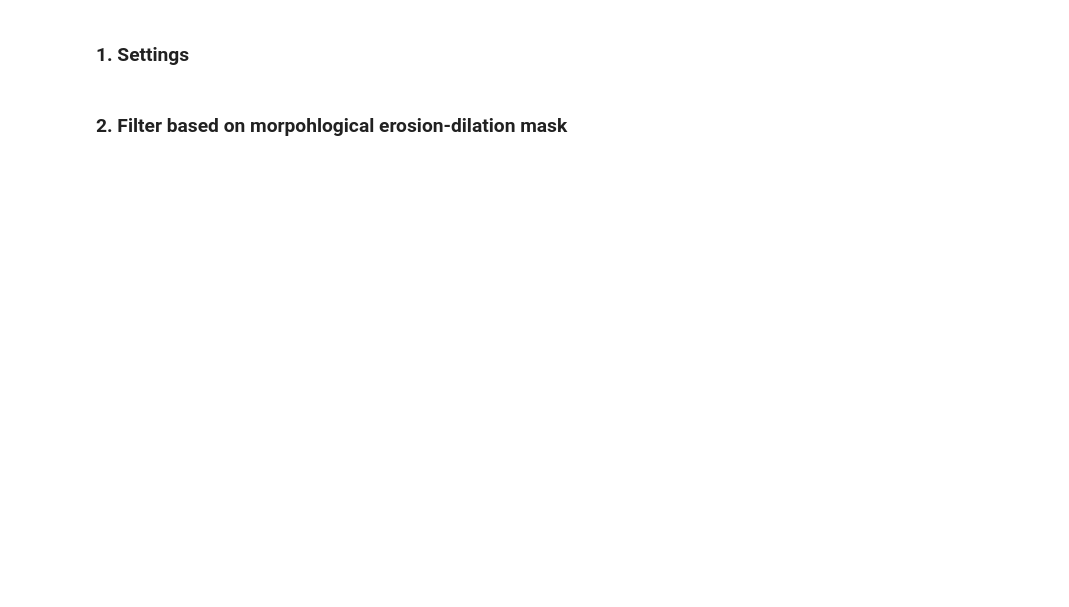
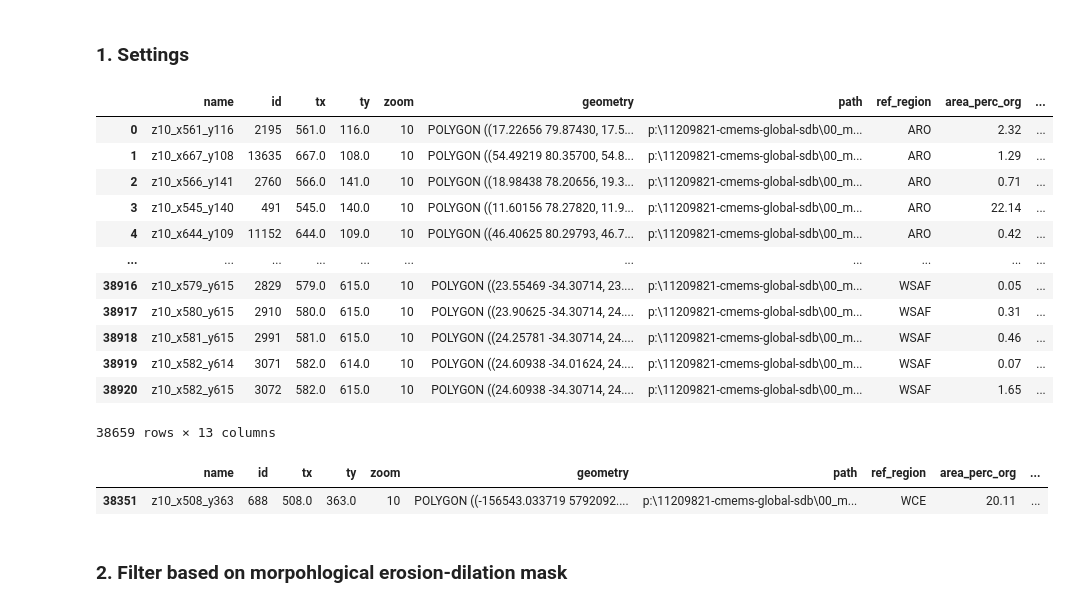
Before and after one commit to openearth/eo-bathymetry, a Jupyter notebook: notebooks/cmems-bathymetry/check_global_tiles.ipynb, the cells around one changed output. Cells and saved outputs as stored; diff of their text form; code cells hidden in the pictures; blank space fills up the shorter version.

```diff
--- a/notebooks/cmems-bathymetry/check_global_tiles.ipynb
+++ b/notebooks/cmems-bathymetry/check_global_tiles.ipynb
@@ -470,23 +547,45 @@ zoomed_list = [9, 10, 11]
 sel_tile = 1
 
 # File paths
-file_path_boxes_csv = os.path.join(dir_path_main, '00_miscellaneous', 'AOI_polygons_world', 'df_boxes_world_Z{}.csv'.format(zoomed_list[sel_tile]))
+file_path_boxes_csv = os.path.join(dir_path_main, '00_miscellaneous', 'AOI_polygons_world', 'df_boxes_world_dist_Z{}.csv'.format(zoomed_list[sel_tile]))
 file_path_mask_parquet = os.path.join(dir_path_main, '00_miscellaneous', 'Feasibility_maps', '2024', 'gebco_2024_latminus2_merge_result.parquet')
 file_path_stations_geojson = r'p:\11209821-cmems-global-sdb\01_intertidal\02_data\02_gtsm_files\gtsm_stations.geojson'
 
 # Load boxes
-df_boxes = pd.read_csv(file_path_boxes_csv, index_col=0)
+df_boxes = pd.read_csv(file_path_boxes_csv, index_col=0) # EPSG3857 standard
 df_boxes['geometry'] = df_boxes['geometry'].apply(wkt.loads)
 gdf_boxes = gpd.GeoDataFrame(df_boxes, geometry='geometry', crs="EPSG:3857")
+gdf_boxes = gdf_boxes.to_crs("EPSG:4326")
 
 # Load mask
-gdf_mask = gpd.read_parquet(file_path_mask_parquet)
-gdf_mask = gdf_mask.to_crs("EPSG:3857")
+gdf_mask = gpd.read_parquet(file_path_mask_parquet) # EPSG4326 standard
+#gdf_mask = gdf_mask.to_crs("EPSG:3857")
 gdf_mask = gdf_mask[gdf_mask["pixel_value"] == 3.0]
 
 # Load GTSM stations
-gdf_stations = gpd.read_file(file_path_stations_geojson)
-gdf_stations = gdf_stations.to_crs("EPSG:3857")
+gdf_stations = gpd.read_file(file_path_stations_geojson) # EPSG4326 standard
+#gdf_stations = gdf_stations.to_crs("EPSG:3857")
+# %%
+gdf_boxes
+# %% [output]
+|  | name | id | tx | ty | zoom | geometry | path | ref_region | area_perc_org | ... |
+| 0 | z10_x561_y116 | 2195 | 561.0 | 116.0 | 10 | POLYGON ((17.22656 79.87430, 17.5... | p:\11209821-cmems-global-sdb\00_m... | ARO | 2.32 | ... |
+| 1 | z10_x667_y108 | 13635 | 667.0 | 108.0 | 10 | POLYGON ((54.49219 80.35700, 54.8... | p:\11209821-cmems-global-sdb\00_m... | ARO | 1.29 | ... |
+| 2 | z10_x566_y141 | 2760 | 566.0 | 141.0 | 10 | POLYGON ((18.98438 78.20656, 19.3... | p:\11209821-cmems-global-sdb\00_m... | ARO | 0.71 | ... |
+| 3 | z10_x545_y140 | 491 | 545.0 | 140.0 | 10 | POLYGON ((11.60156 78.27820, 11.9... | p:\11209821-cmems-global-sdb\00_m... | ARO | 22.14 | ... |
+| 4 | z10_x644_y109 | 11152 | 644.0 | 109.0 | 10 | POLYGON ((46.40625 80.29793, 46.7... | p:\11209821-cmems-global-sdb\00_m... | ARO | 0.42 | ... |
+| ... | ... | ... | ... | ... | ... | ... | ... | ... | ... | ... |
+| 38916 | z10_x579_y615 | 2829 | 579.0 | 615.0 | 10 | POLYGON ((23.55469 -34.30714, 23.... | p:\11209821-cmems-global-sdb\00_m... | WSAF | 0.05 | ... |
+| 38917 | z10_x580_y615 | 2910 | 580.0 | 615.0 | 10 | POLYGON ((23.90625 -34.30714, 24.... | p:\11209821-cmems-global-sdb\00_m... | WSAF | 0.31 | ... |
+| 38918 | z10_x581_y615 | 2991 | 581.0 | 615.0 | 10 | POLYGON ((24.25781 -34.30714, 24.... | p:\11209821-cmems-global-sdb\00_m... | WSAF | 0.46 | ... |
+| 38919 | z10_x582_y614 | 3071 | 582.0 | 614.0 | 10 | POLYGON ((24.60938 -34.01624, 24.... | p:\11209821-cmems-global-sdb\00_m... | WSAF | 0.07 | ... |
+| 38920 | z10_x582_y615 | 3072 | 582.0 | 615.0 | 10 | POLYGON ((24.60938 -34.30714, 24.... | p:\11209821-cmems-global-sdb\00_m... | WSAF | 1.65 | ... |
+38659 rows × 13 columns
+# %%
+df_boxes.loc[df_boxes['name'] == 'z10_x508_y363']
+# %% [output]
+|  | name | id | tx | ty | zoom | geometry | path | ref_region | area_perc_org | ... |
+| 38351 | z10_x508_y363 | 688 | 508.0 | 363.0 | 10 | POLYGON ((-156543.033719 5792092.... | p:\11209821-cmems-global-sdb\00_m... | WCE | 20.11 | ... |
 # %%
 # Create a bounding box
 #bbox = box(-20, 35, 40, 70) # Europe
```
Also changed, not shown: parts of 36 cells of this notebook.
